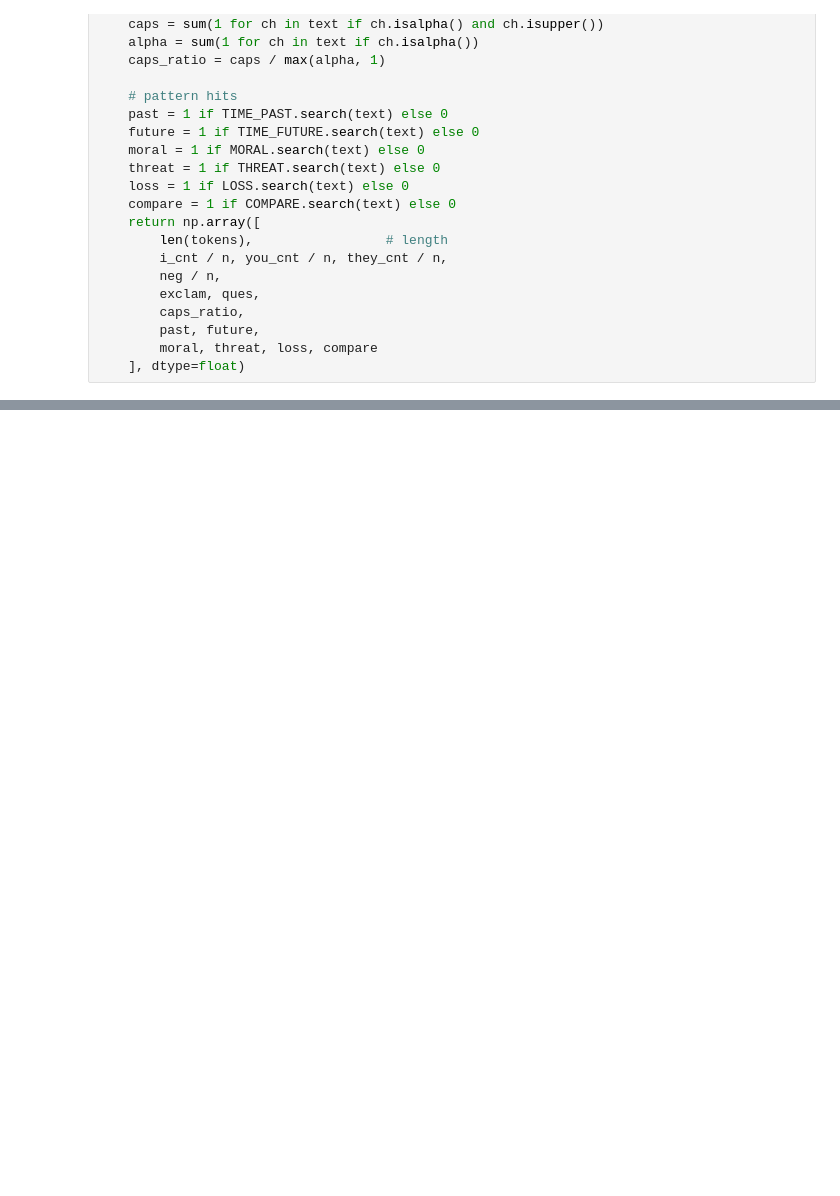
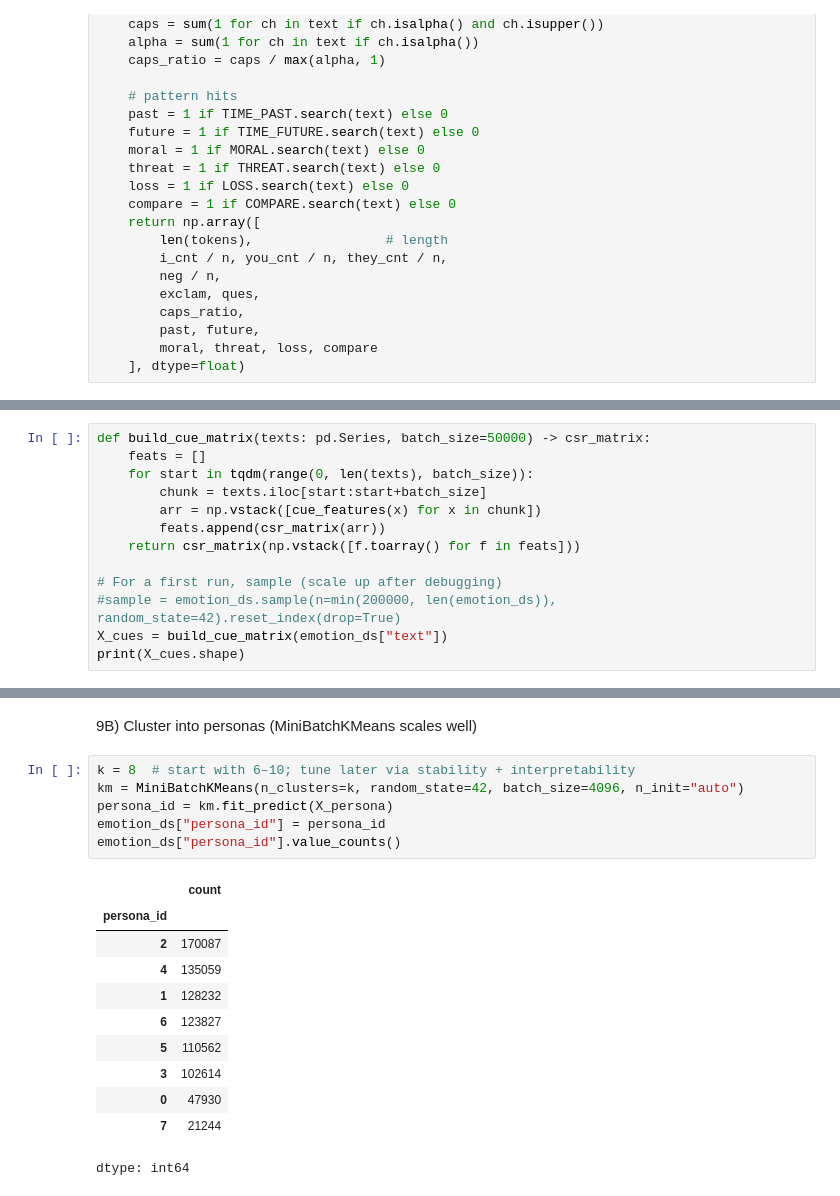
Before and after one commit to mjoshyam/applications-portfolio, a Jupyter notebook: emotion_dataset_persona_builder.ipynb, the cells around one changed output, grey strips where cells are left out. Drawn from its saved outputs; the diff is of its cells as text; blank space fills up the shorter version.

```diff
--- a/emotion_dataset_persona_builder.ipynb
+++ b/emotion_dataset_persona_builder.ipynb
@@ -237,0 +145,13 @@ persona_reports[0]["top_theory_cards"], persona_reports[0]["examples"][:1]
+# %%
+def build_cue_matrix(texts: pd.Series, batch_size=50000) -> csr_matrix:
+    feats = []
+    for start in tqdm(range(0, len(texts), batch_size)):
+        chunk = texts.iloc[start:start+batch_size]
+        arr = np.vstack([cue_features(x) for x in chunk])
+        feats.append(csr_matrix(arr))
+    return csr_matrix(np.vstack([f.toarray() for f in feats]))
+
+# For a first run, sample (scale up after debugging)
+#sample = emotion_ds.sample(n=min(200000, len(emotion_ds)), random_state=42).reset_index(drop=True)
+X_cues = build_cue_matrix(emotion_ds["text"])
+print(X_cues.shape)
@@ -237,0 +284,20 @@ persona_reports[0]["top_theory_cards"], persona_reports[0]["examples"][:1]
+# %% [markdown]
+9B) Cluster into personas (MiniBatchKMeans scales well)
+# %%
+k = 8  # start with 6–10; tune later via stability + interpretability
+km = MiniBatchKMeans(n_clusters=k, random_state=42, batch_size=4096, n_init="auto")
+persona_id = km.fit_predict(X_persona)
+emotion_ds["persona_id"] = persona_id
+emotion_ds["persona_id"].value_counts()
+# %% [output]
+|  | count |
+| persona_id |  |
+| 2 | 170087 |
+| 4 | 135059 |
+| 1 | 128232 |
+| 6 | 123827 |
+| 5 | 110562 |
+| 3 | 102614 |
+| 0 | 47930 |
+| 7 | 21244 |
+dtype: int64
```
Also changed, not shown: parts of 71 cells of this notebook.
